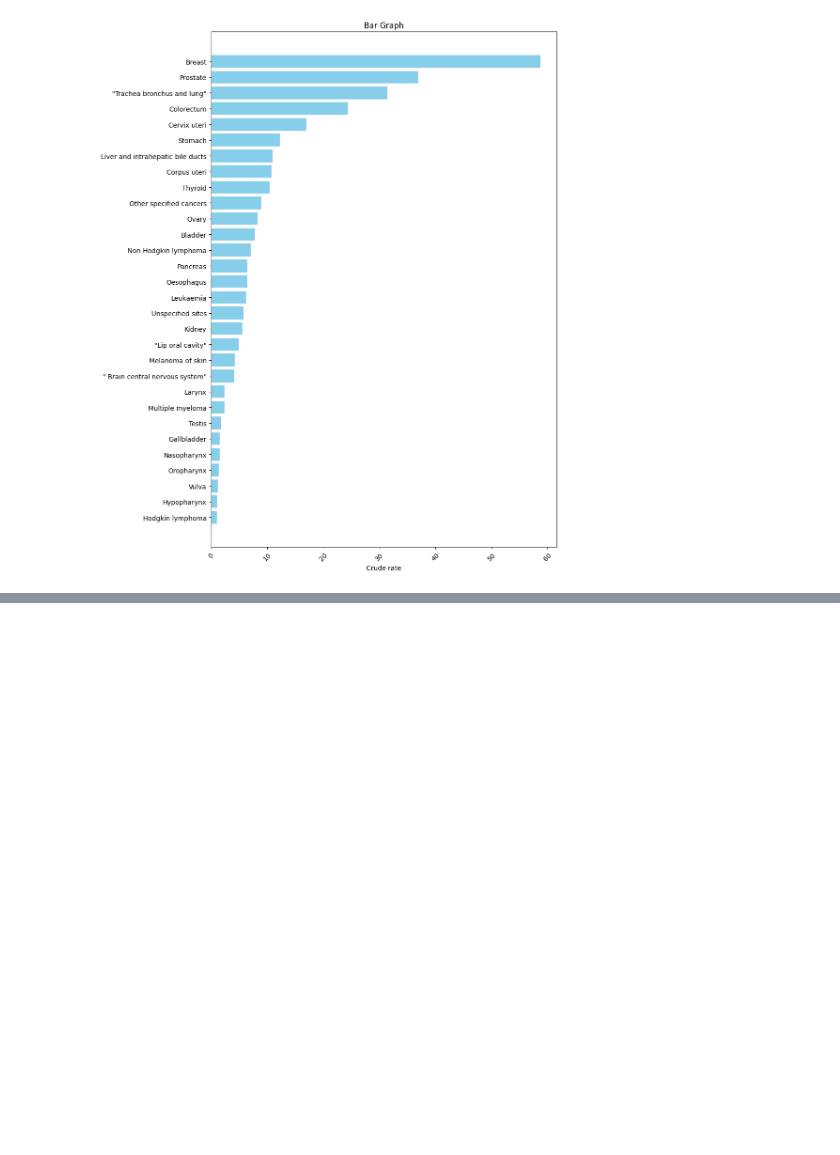
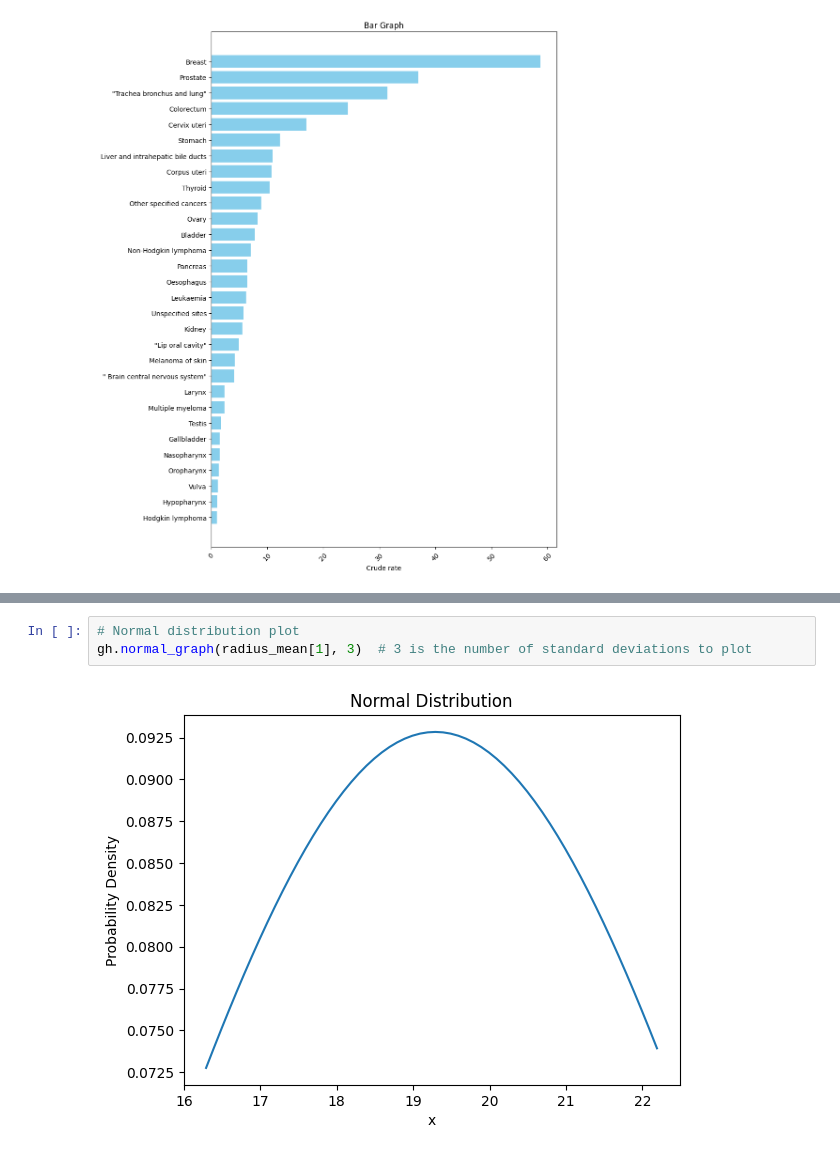
Before and after one commit to mrhamana/mammo-da, a Jupyter notebook: pythonside/main.ipynb, the cells around one changed output, grey strips where cells are left out. Drawn from its saved outputs; the diff is of its cells as text; blank space fills up the shorter version.

```diff
--- a/pythonside/main.ipynb
+++ b/pythonside/main.ipynb
@@ -71,0 +171,5 @@ gh.plot_sorted_horizontal_bar_graph(data,30)
+# %%
+# Normal distribution plot
+gh.normal_graph(radius_mean[1], 3)  # 3 is the number of standard deviations to plot
+# %% [output]
+[figure, added]
```
Also changed, not shown: parts of 10 cells of this notebook, 2 other files.
